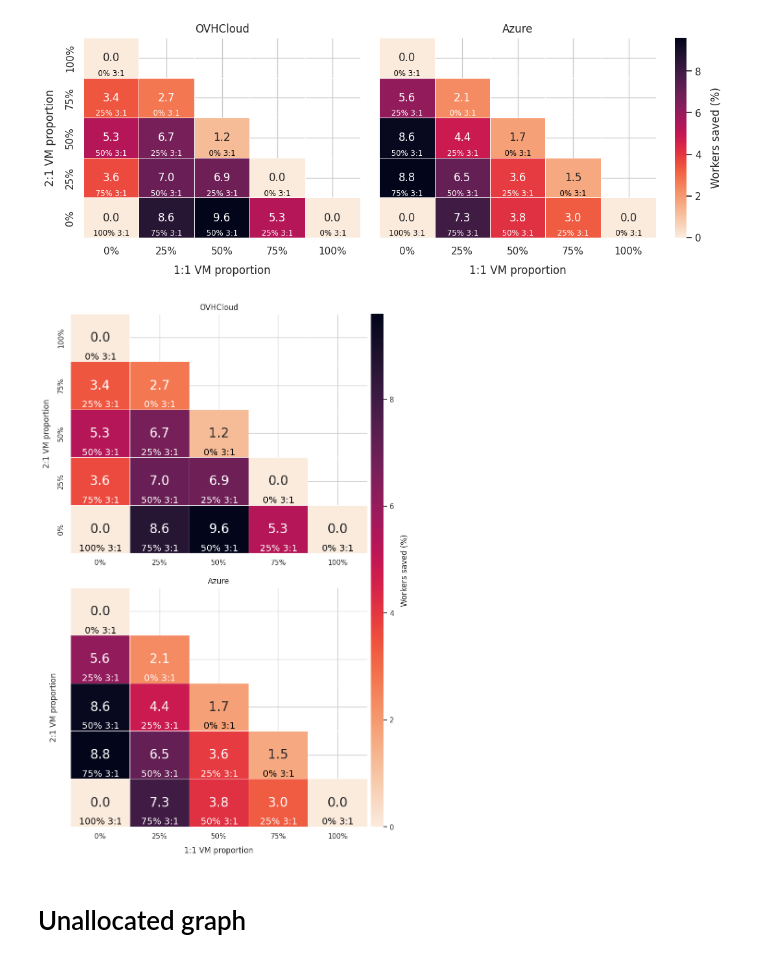
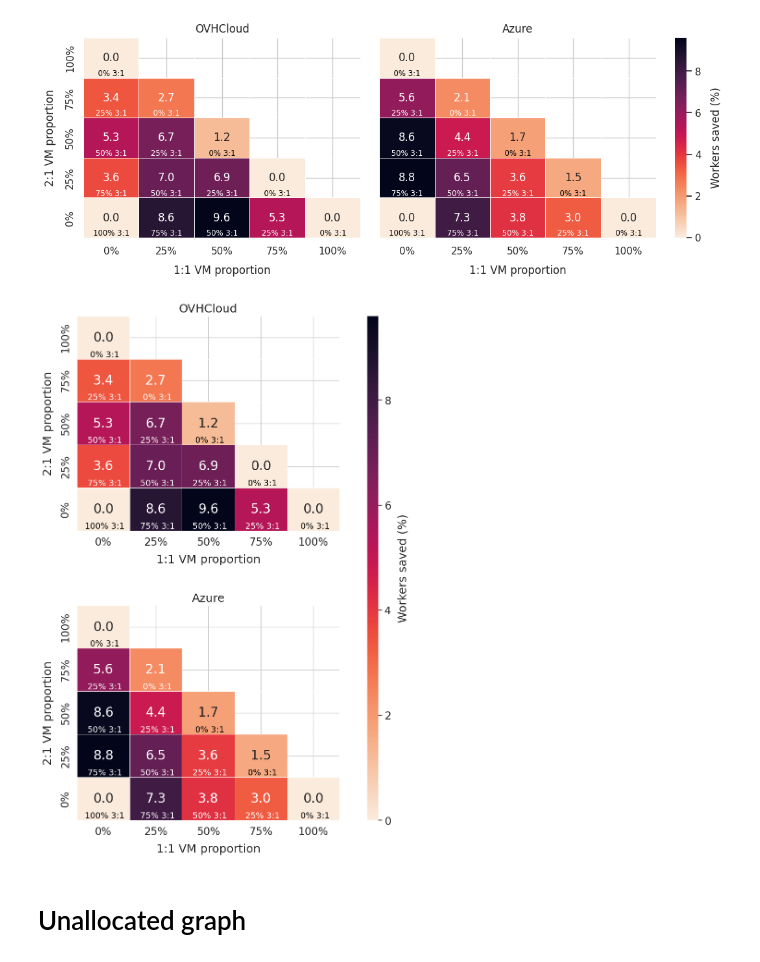
Before and after one commit to jacquetpi/cloudfactory-VMSlack, a Jupyter notebook: vcluster-experiments-data/Simulation.ipynb, the cells around one changed output. Cells and saved outputs as stored; diff of their text form; code cells hidden in the pictures.

```diff
--- a/vcluster-experiments-data/Simulation.ipynb
+++ b/vcluster-experiments-data/Simulation.ipynb
@@ -394,8 +394,7 @@ plt.gcf().savefig('figures/gains-heat.pdf', bbox_inches='tight')
 # %%
 from matplotlib.gridspec import GridSpec
 
-
-sns.set_theme(style="whitegrid")
+sns.set(style="whitegrid", font_scale=1.5)
 
 dataset_gains['oc1%'] = dataset_gains['oc1'].apply(lambda x : int(x*100))
 dataset_gains['oc2%'] = dataset_gains['oc2'].apply(lambda x : int(x*100))
@@ -410,6 +409,7 @@ heat_azure.rename(index={0: "0%", 25: "25%", 50: "50%", 75: "75%", 100: "100%"},
 
 fig = plt.figure(constrained_layout=True, figsize=(8, 12))
 gs = GridSpec(2, 2, width_ratios=[6, 0.25], figure=fig)
+gs.update(hspace=0.05, wspace = 0.15)
 ax1 = fig.add_subplot(gs[0, 0])
 ax2 = fig.add_subplot(gs[1, 0])
 ax3 = fig.add_subplot(gs[:, 1])
@@ -418,7 +418,7 @@ ax = [ax1, ax2, ax3]
 sns.heatmap(heat_ovh, annot=True, fmt=".1f", annot_kws={'fontsize':20}, cbar_ax=ax[2], linewidth=.5, cmap=sns.color_palette("rocket_r", as_cmap=True), ax=ax[0])
 ax[0].set_title('OVHCloud')
 ax[0].set_ylabel('2:1 VM proportion', labelpad=10)
-ax[0].set_xlabel('', labelpad=10)
+ax[0].set_xlabel('1:1 VM proportion', labelpad=10)
 ax[0].invert_yaxis()
 
 sns.heatmap(heat_azure, annot=True, fmt=".1f", annot_kws={'fontsize':20}, cbar=False, linewidth=.5, cmap=sns.color_palette("rocket_r", as_cmap=True), ax=ax[1])
@@ -426,36 +426,36 @@ ax[1].set_title('Azure')
 ax[1].set_ylabel('')
 ax[1].set_xlabel('1:1 VM proportion', labelpad=10)
 ax[1].set_ylabel('2:1 VM proportion', labelpad=10)
-ax[1].set_yticklabels(["" for label in ax[1].get_yticklabels()])
+#ax[1].set_yticklabels(["" for label in ax[1].get_yticklabels()])
 ax[1].invert_yaxis()
 
-fontsize=14
+fontsize=13
 rjust=11
 for i in range(2):
     ax[i].text(x=0,y=0.05, s='100% 3:1'.rjust(rjust), fontdict={'color':'black', 'fontsize':fontsize})
     ax[i].text(x=1,y=0.05, s='75% 3:1'.rjust(rjust), fontdict={'color':'white', 'fontsize':fontsize})
     ax[i].text(x=2,y=0.05, s='50% 3:1'.rjust(rjust), fontdict={'color':'white', 'fontsize':fontsize})
     ax[i].text(x=3,y=0.05, s='25% 3:1'.rjust(rjust), fontdict={'color':'white', 'fontsize':fontsize})
     ax[i].text(x=4,y=0.05, s='0% 3:1'.rjust(rjust), fontdict={'color':'black', 'fontsize':fontsize})
 
     ax[i].text(x=0,y=1.05, s='75% 3:1'.rjust(rjust), fontdict={'color':'white', 'fontsize':fontsize})
     ax[i].text(x=1,y=1.05, s='50% 3:1'.rjust(rjust), fontdict={'color':'white', 'fontsize':fontsize})
     ax[i].text(x=2,y=1.05, s='25% 3:1'.rjust(rjust), fontdict={'color':'white', 'fontsize':fontsize})
     ax[i].text(x=3,y=1.05, s='0% 3:1'.rjust(rjust), fontdict={'color':'black', 'fontsize':fontsize})
 
     ax[i].text(x=0,y=2.05, s='50% 3:1'.rjust(rjust), fontdict={'color':'white', 'fontsize':fontsize})
     ax[i].text(x=1,y=2.05, s='25% 3:1'.rjust(rjust), fontdict={'color':'white', 'fontsize':fontsize})
     ax[i].text(x=2,y=2.05, s='0% 3:1'.rjust(rjust), fontdict={'color':'black', 'fontsize':fontsize})
 
     ax[i].text(x=0,y=3.05, s='25% 3:1'.rjust(rjust), fontdict={'color':'white', 'fontsize':fontsize})
     ax[i].text(x=1,y=3.05, s='0% 3:1'.rjust(rjust), fontdict={'color':'white', 'fontsize':fontsize})
 
     ax[i].text(x=0,y=4.05, s='0% 3:1'.rjust(rjust), fontdict={'color':'black', 'fontsize':fontsize})
 
 ax[2].set_ylabel('Workers saved (%)', labelpad=10)
 plt.gcf().savefig('figures/gains-heat.pdf', bbox_inches='tight')
 # %% [output]
-[figure, old version]
+[figure, new version]
 # %% [markdown]
 # Unallocated graph
 # %%
```
Also changed, not shown: parts of 3 cells of this notebook.
